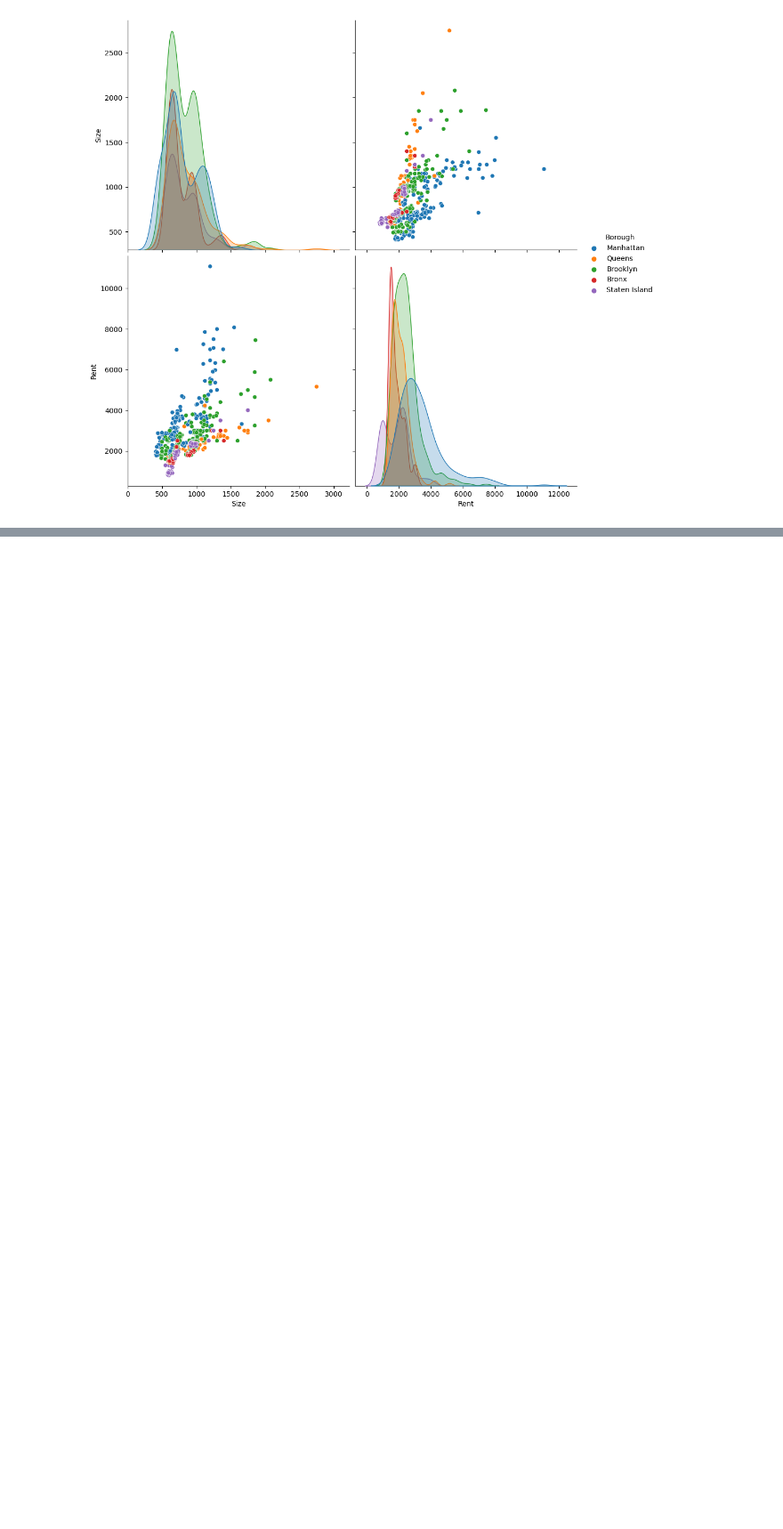
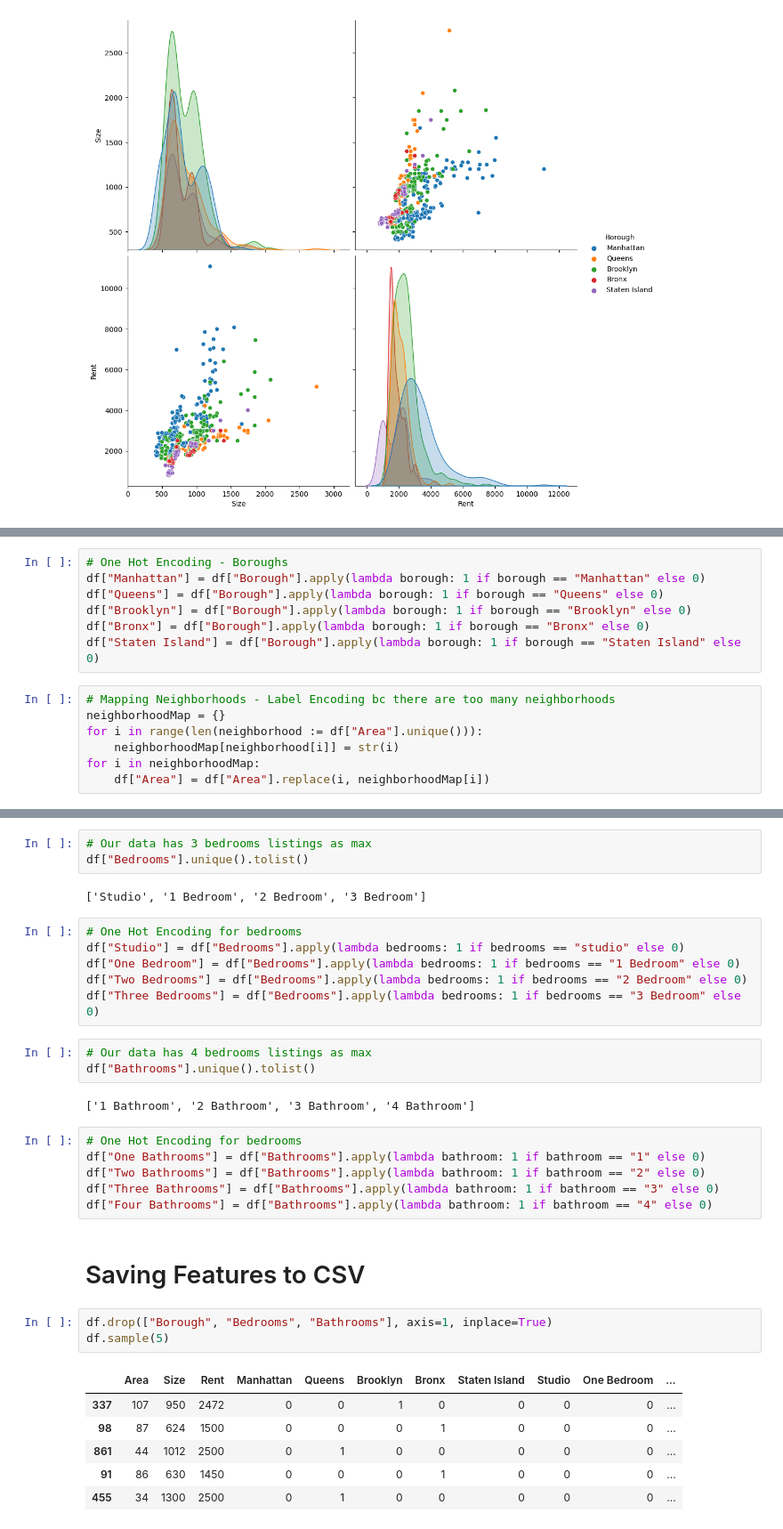
Before and after one commit to AzwadShameem/Rent_Predictor, a Jupyter notebook: data/data.ipynb, the cells around one changed output, grey strips where cells are left out. Shown at 89% size. Cells and saved outputs as stored; diff of their text form; blank space fills up the shorter version.

Commit message:
Version 1.2 - Data Feature Engineering

```diff
--- a/data/data.ipynb
+++ b/data/data.ipynb
@@ -30,0 +33,14 @@ plt.show()
+# %%
+# One Hot Encoding - Boroughs
+df["Manhattan"] = df["Borough"].apply(lambda borough: 1 if borough == "Manhattan" else 0)
+df["Queens"] = df["Borough"].apply(lambda borough: 1 if borough == "Queens" else 0)
+df["Brooklyn"] = df["Borough"].apply(lambda borough: 1 if borough == "Brooklyn" else 0)
+df["Bronx"] = df["Borough"].apply(lambda borough: 1 if borough == "Bronx" else 0)
+df["Staten Island"] = df["Borough"].apply(lambda borough: 1 if borough == "Staten Island" else 0)
+# %%
+# Mapping Neighborhoods - Label Encoding bc there are too many neighborhoods
+neighborhoodMap = {}
+for i in range(len(neighborhood := df["Area"].unique())):
+    neighborhoodMap[neighborhood[i]] = str(i)
+for i in neighborhoodMap:
+    df["Area"] = df["Area"].replace(i, neighborhoodMap[i])
@@ -30,0 +54,34 @@ plt.show()
+# %%
+# Our data has 3 bedrooms listings as max
+df["Bedrooms"].unique().tolist()
+# %% [output]
+['Studio', '1 Bedroom', '2 Bedroom', '3 Bedroom']
+# %%
+# One Hot Encoding for bedrooms
+df["Studio"] = df["Bedrooms"].apply(lambda bedrooms: 1 if bedrooms == "studio" else 0)
+df["One Bedroom"] = df["Bedrooms"].apply(lambda bedrooms: 1 if bedrooms == "1 Bedroom" else 0)
+df["Two Bedrooms"] = df["Bedrooms"].apply(lambda bedrooms: 1 if bedrooms == "2 Bedroom" else 0)
+df["Three Bedrooms"] = df["Bedrooms"].apply(lambda bedrooms: 1 if bedrooms == "3 Bedroom" else 0)
+# %%
+# Our data has 4 bedrooms listings as max
+df["Bathrooms"].unique().tolist()
+# %% [output]
+['1 Bathroom', '2 Bathroom', '3 Bathroom', '4 Bathroom']
+# %%
+# One Hot Encoding for bedrooms
+df["One Bathrooms"] = df["Bathrooms"].apply(lambda bathroom: 1 if bathroom == "1" else 0)
+df["Two Bathrooms"] = df["Bathrooms"].apply(lambda bathroom: 1 if bathroom == "2" else 0)
+df["Three Bathrooms"] = df["Bathrooms"].apply(lambda bathroom: 1 if bathroom == "3" else 0)
+df["Four Bathrooms"] = df["Bathrooms"].apply(lambda bathroom: 1 if bathroom == "4" else 0)
+# %% [markdown]
+# Saving Features to CSV
+# %%
+df.drop(["Borough", "Bedrooms", "Bathrooms"], axis=1, inplace=True)
+df.sample(5)
+# %% [output]
+|  | Area | Size | Rent | Manhattan | Queens | Brooklyn | Bronx | Staten Island | Studio | One Bedroom | ... |
+| 337 | 107 | 950 | 2472 | 0 | 0 | 1 | 0 | 0 | 0 | 0 | ... |
+| 98 | 87 | 624 | 1500 | 0 | 0 | 0 | 1 | 0 | 0 | 0 | ... |
+| 861 | 44 | 1012 | 2500 | 0 | 1 | 0 | 0 | 0 | 0 | 0 | ... |
+| 91 | 86 | 630 | 1450 | 0 | 0 | 0 | 1 | 0 | 0 | 0 | ... |
+| 455 | 34 | 1300 | 2500 | 0 | 1 | 0 | 0 | 0 | 0 | 0 | ... |
```
Also changed, not shown: parts of 4 cells of this notebook, 2 other files.
